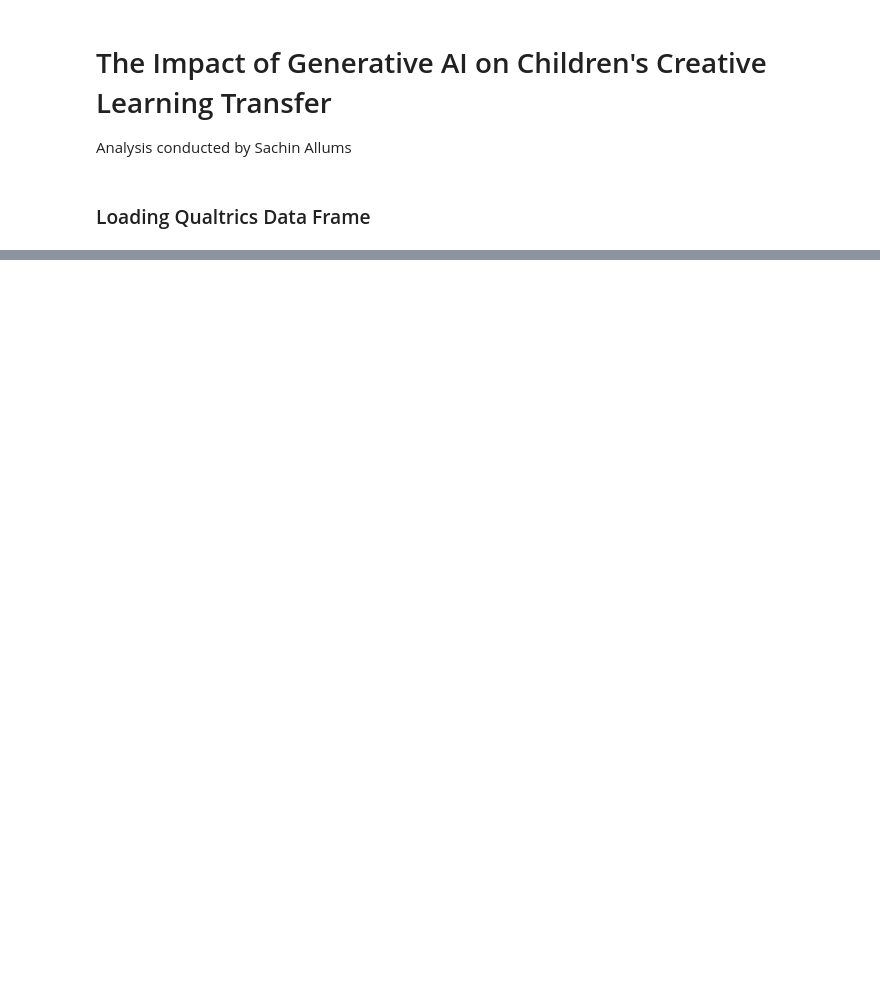
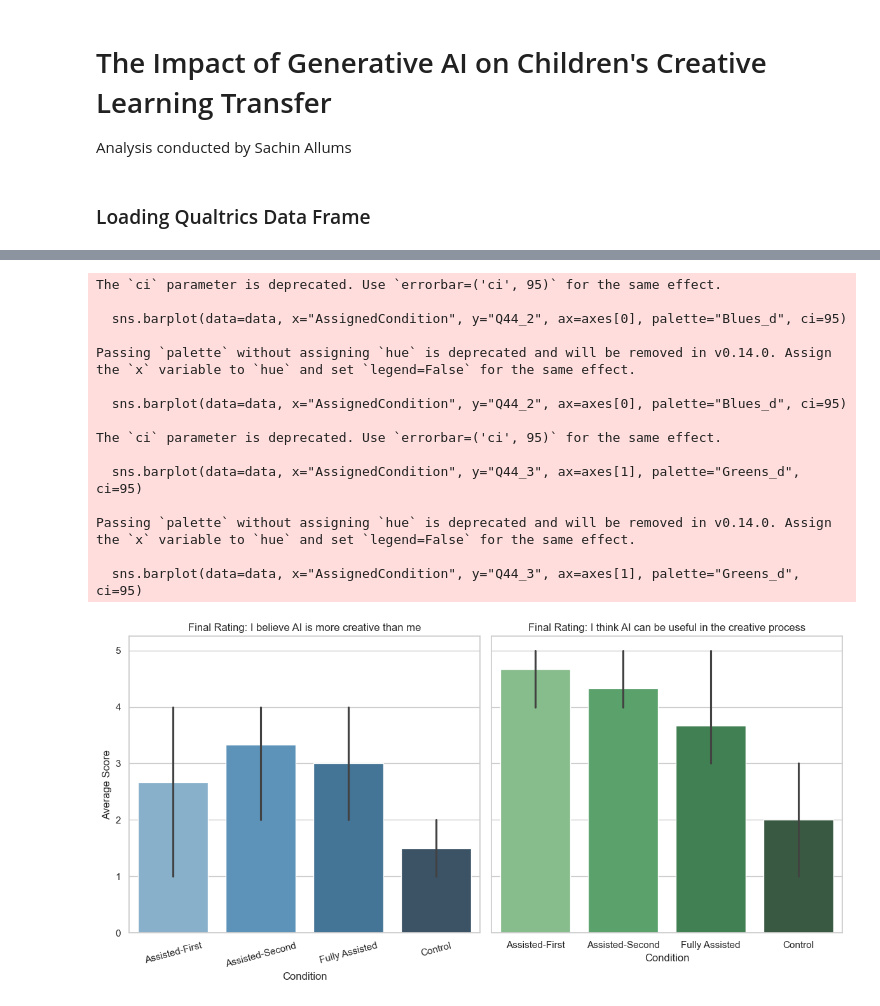
Before and after one commit to sachinallums/divergent-association-task, a Jupyter notebook: honors-analysis-notebook.ipynb, the cells around one changed output, grey strips where cells are left out. Drawn from its saved outputs; the diff is of its cells as text; code cells hidden in the pictures; blank space fills up the shorter version.

Commit message:
Graph Visualizations included

```diff
--- a/honors-analysis-notebook.ipynb
+++ b/honors-analysis-notebook.ipynb
@@ -384,0 +230,3 @@ Name: DATScore, dtype: float64
+# %%
+# Recoding any Assisted Fully conditions to be Fully Assisted for consistency in data analysis
+data['AssignedCondition'] = data['AssignedCondition'].replace("Assisted Fully", "Fully Assisted")
@@ -384,0 +236,43 @@ Name: DATScore, dtype: float64
+# %%
+# Set up styling
+sns.set(style="whitegrid")
+
+# Group by condition and compute mean
+mean_scores = data.groupby("AssignedCondition")[["Q44_2", "Q44_3"]].mean().reset_index()
+# %%
+sns.set(style="whitegrid")
+
+fig, axes = plt.subplots(1, 2, figsize=(12, 6), sharey=True)
+
+# Q44_2 Bar Chart: "I believe AI is more creative than me"
+sns.barplot(data=data, x="AssignedCondition", y="Q44_2", ax=axes[0], palette="Blues_d", ci=95)
+axes[0].set_title("Final Rating: I believe AI is more creative than me")
+axes[0].set_xlabel("Condition")
+axes[0].set_ylabel("Average Score")
+axes[0].tick_params(axis='x', rotation=15)
+
+# Q44_3 Bar Chart: "I think AI can be useful in the creative process"
+sns.barplot(data=data, x="AssignedCondition", y="Q44_3", ax=axes[1], palette="Greens_d", ci=95)
+axes[1].set_title("Final Rating: I think AI can be useful in the creative process")
+axes[1].set_xlabel("Condition")
+axes[1].set_ylabel("")
+
+plt.tight_layout()
+plt.show()
+# %% [output]
+The `ci` parameter is deprecated. Use `errorbar=('ci', 95)` for the same effect.
+
+  sns.barplot(data=data, x="AssignedCondition", y="Q44_2", ax=axes[0], palette="Blues_d", ci=95)
+
+Passing `palette` without assigning `hue` is deprecated and will be removed in v0.14.0. Assign the `x` variable to `hue` and set `legend=False` for the same effect.
+
+  sns.barplot(data=data, x="AssignedCondition", y="Q44_2", ax=axes[0], palette="Blues_d", ci=95)
+
+The `ci` parameter is deprecated. Use `errorbar=('ci', 95)` for the same effect.
+
+  sns.barplot(data=data, x="AssignedCondition", y="Q44_3", ax=axes[1], palette="Greens_d", ci=95)
+
+Passing `palette` without assigning `hue` is deprecated and will be removed in v0.14.0. Assign the `x` variable to `hue` and set `legend=False` for the same effect.
+
+  sns.barplot(data=data, x="AssignedCondition", y="Q44_3", ax=axes[1], palette="Greens_d", ci=95)
+[figure, added]
```
Also changed, not shown: parts of 22 cells of this notebook.
